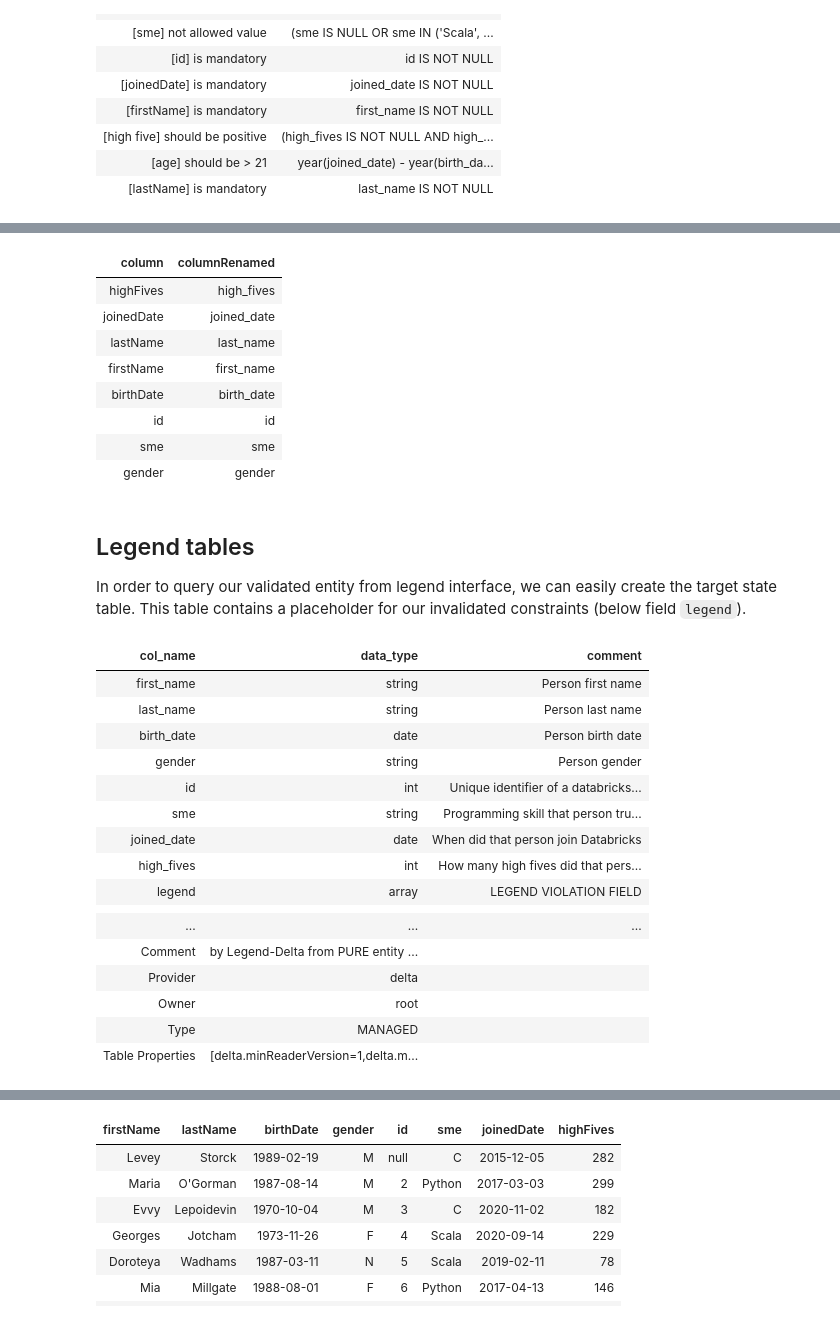
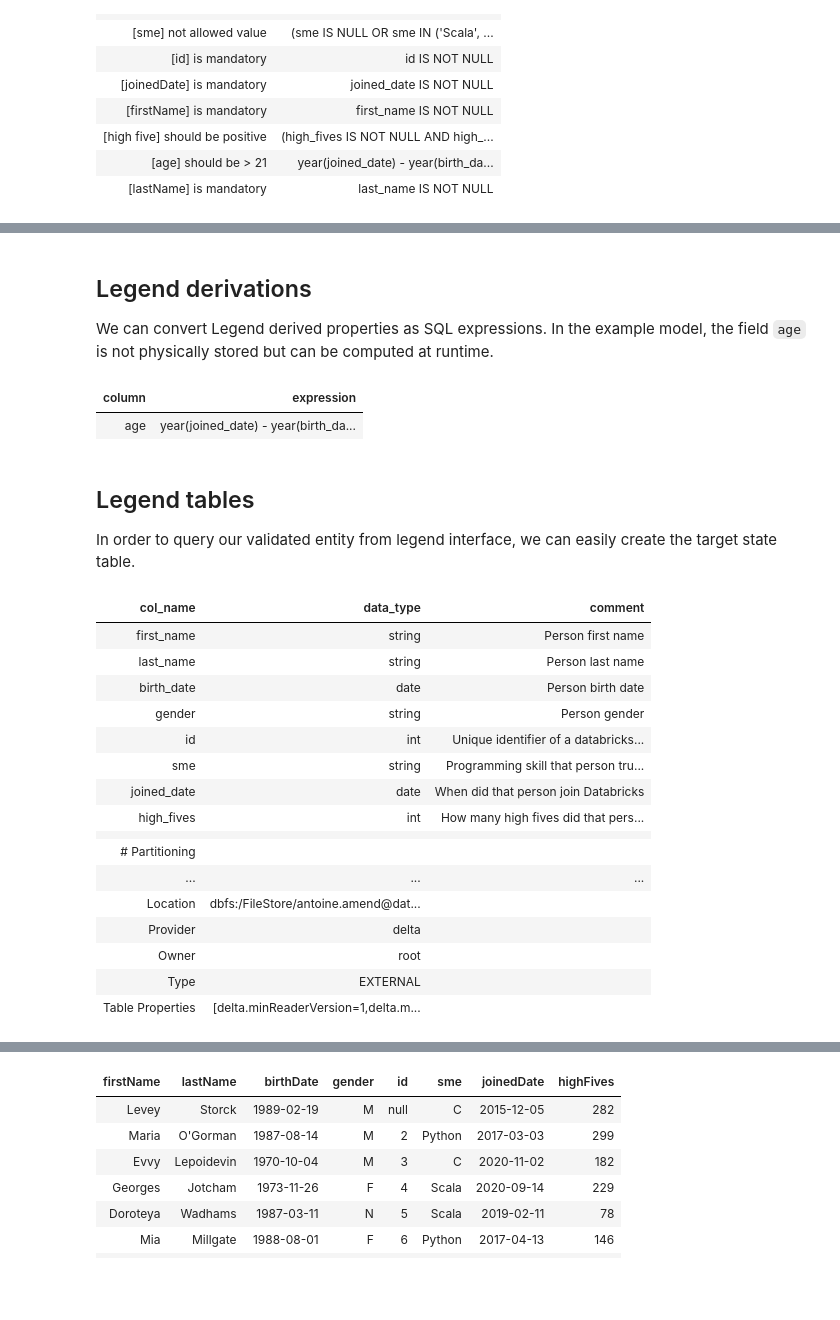
Before and after one commit to finos/legend-community-delta, a Jupyter notebook: databricks-scala.ipynb, the cells around one changed output, grey strips where cells are left out. Drawn from its saved outputs; the diff is of its cells as text; code cells hidden in the pictures; blank space fills up the shorter version.

```diff
--- a/databricks-scala.ipynb
+++ b/databricks-scala.ipynb
@@ -86,23 +81,19 @@ desired states and target tables. Note that relational transformations on legend
+# %% [markdown]
+## Legend derivations
+We can convert Legend derived properties as SQL expressions. In the example model, the field `age` is not physically stored but can be computed at runtime.
 # %%
 %scala
-val transformations = legend.getTransformations("databricks::mapping::employee_delta")
-display(transformations.toSeq.toDF("column", "columnRenamed"))
+val derivations = legend.getDerivations("databricks::mapping::employee_delta")
+display(derivations.toSeq.toDF("column", "expression"))
 # %% [output]
-| column | columnRenamed |
-| highFives | high_fives |
-| joinedDate | joined_date |
-| lastName | last_name |
-| firstName | first_name |
-| birthDate | birth_date |
-| id | id |
-| sme | sme |
-| gender | gender |
+| column | expression |
+| age | year(joined_date) - year(birth_da... |
 # %% [markdown]
 ## Legend tables
-In order to query our validated entity from legend interface, we can easily create the target state table. This table contains a placeholder for our invalidated constraints (below field `legend`).
+In order to query our validated entity from legend interface, we can easily create the target state table.
 # %%
 %scala
-val tableName = legend.createTable("databricks::mapping::employee_delta")
+val tableName = legend.createTable("databricks::mapping::employee_delta", "/FileStore/antoine.amend@databricks.com/legend/employee")
 display(sql(s"DESCRIBE EXTENDED $tableName"))
 # %% [output]
 | col_name | data_type | comment |
@@ -114,12 +105,12 @@ display(sql(s"DESCRIBE EXTENDED $tableName"))
 | sme | string | Programming skill that person tru... |
 | joined_date | date | When did that person join Databricks |
 | high_fives | int | How many high fives did that pers... |
-| legend | array | LEGEND VIOLATION FIELD |
 |  |  |  |
+| # Partitioning |  |  |
 | ... | ... | ... |
-| Comment | by Legend-Delta from PURE entity ... |  |
+| Location | dbfs:/FileStore/antoine.amend@dat... |  |
 | Provider | delta |  |
 | Owner | root |  |
-| Type | MANAGED |  |
+| Type | EXTERNAL |  |
 | Table Properties | [delta.minReaderVersion=1,delta.m... |  |
 # %% [markdown]
```
Also changed, not shown: parts of 23 cells of this notebook, 7 other files.
